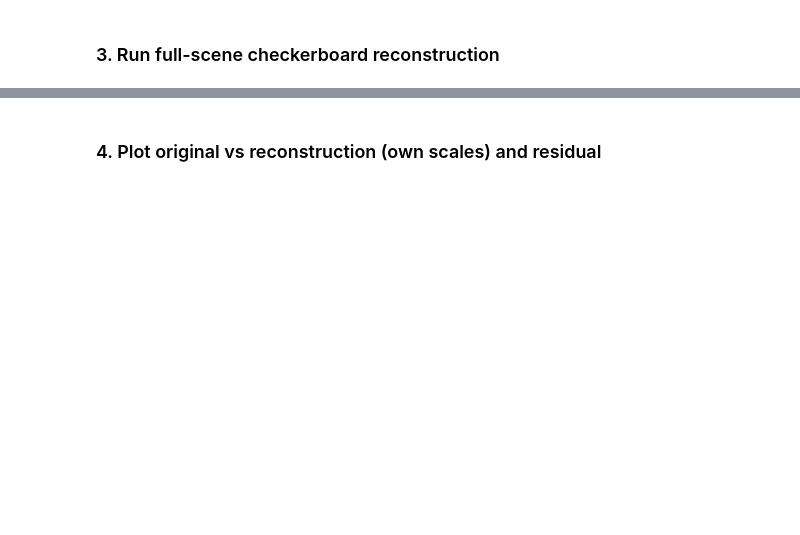
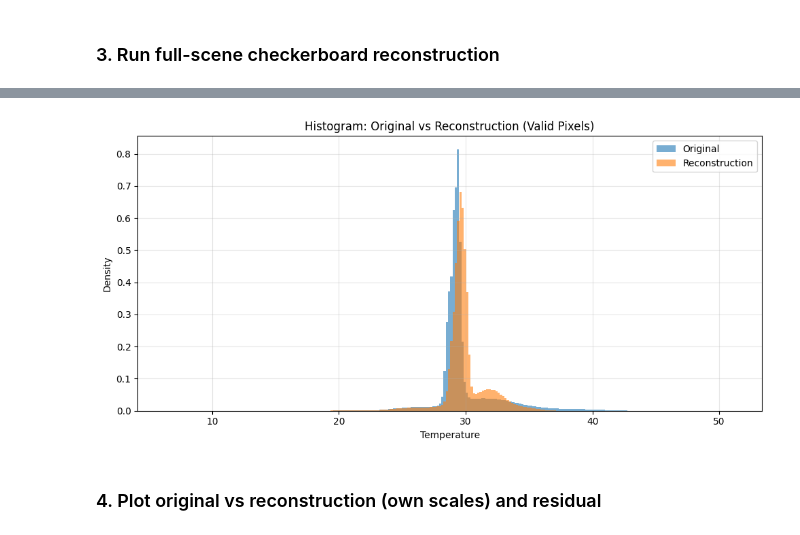
Before and after one commit to rashwin88/hsi-anomaly-foundations-allotrope, a Jupyter notebook: exploratory_analyses/spatial_ae_inference_demo.ipynb, the cells around one changed output, grey strips where cells are left out. Cells and saved outputs as stored; diff of their text form; code cells hidden in the pictures; blank space fills up the shorter version.

```diff
--- a/exploratory_analyses/spatial_ae_inference_demo.ipynb
+++ b/exploratory_analyses/spatial_ae_inference_demo.ipynb
@@ -101,3 +118,21 @@ Recon range:    [0.00, 44.48]
+# %%
+# Histogram of original vs reconstruction (valid pixels only)
+valid = mask == 1
+orig_vals = original[valid]
+recon_vals = recon[valid]
+
+plt.figure(figsize=(10, 5))
+plt.hist(orig_vals, bins=200, alpha=0.6, density=True, label="Original", color="tab:blue")
+plt.hist(recon_vals, bins=200, alpha=0.6, density=True, label="Reconstruction", color="tab:orange")
+plt.xlabel("Temperature")
+plt.ylabel("Density")
+plt.title("Histogram: Original vs Reconstruction (Valid Pixels)")
+plt.legend()
+plt.grid(True, alpha=0.3)
+plt.tight_layout()
+plt.show()
+# %% [output]
+[figure, added]
 # %% [markdown]
 ### 4. Plot original vs reconstruction (own scales) and residual
 # %%
```
Also changed, not shown: parts of 8 cells of this notebook, 1 other file.
